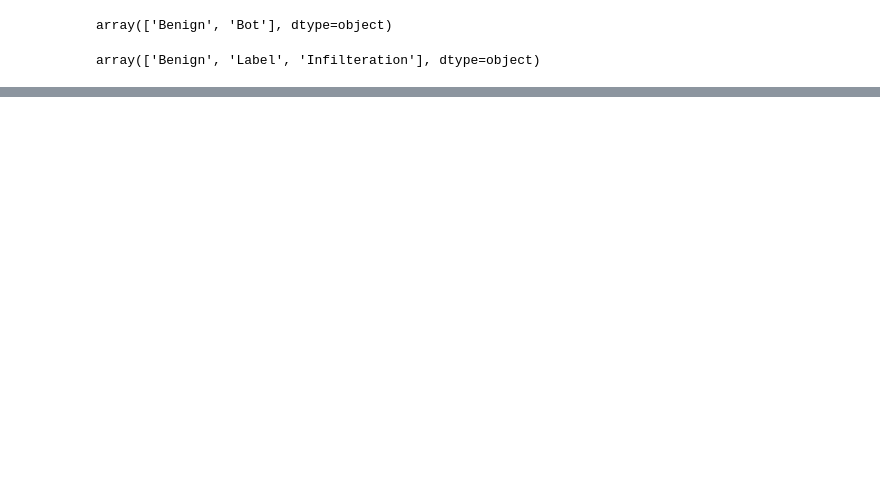
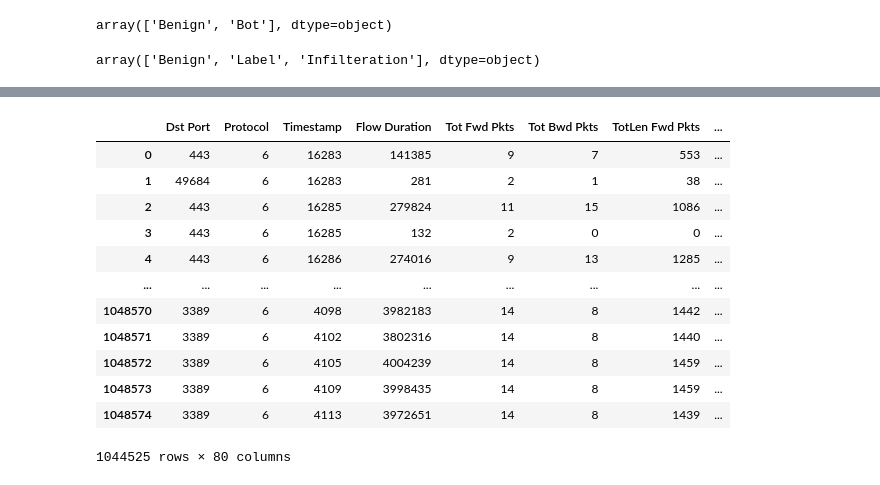
Before and after one commit to zatch2003bell/Intrusion_Detection_System, a Jupyter notebook: IDS.ipynb, the cells around one changed output, grey strips where cells are left out. Drawn from its saved outputs; the diff is of its cells as text; code cells hidden in the pictures; blank space fills up the shorter version.

```diff
--- a/IDS.ipynb
+++ b/IDS.ipynb
@@ -45,0 +142,18 @@ array(['Benign', 'FTP-BruteForce', 'SSH-Bruteforce'], dtype=object)
+# %%
+df=df[np.isfinite(df).all(1)]
+# %%
+df
+# %% [output]
+|  | Dst Port | Protocol | Timestamp | Flow Duration | Tot Fwd Pkts | Tot Bwd Pkts | TotLen Fwd Pkts | ... |
+| 0 | 443 | 6 | 16283 | 141385 | 9 | 7 | 553 | ... |
+| 1 | 49684 | 6 | 16283 | 281 | 2 | 1 | 38 | ... |
+| 2 | 443 | 6 | 16285 | 279824 | 11 | 15 | 1086 | ... |
+| 3 | 443 | 6 | 16285 | 132 | 2 | 0 | 0 | ... |
+| 4 | 443 | 6 | 16286 | 274016 | 9 | 13 | 1285 | ... |
+| ... | ... | ... | ... | ... | ... | ... | ... | ... |
+| 1048570 | 3389 | 6 | 4098 | 3982183 | 14 | 8 | 1442 | ... |
+| 1048571 | 3389 | 6 | 4102 | 3802316 | 14 | 8 | 1440 | ... |
+| 1048572 | 3389 | 6 | 4105 | 4004239 | 14 | 8 | 1459 | ... |
+| 1048573 | 3389 | 6 | 4109 | 3998435 | 14 | 8 | 1459 | ... |
+| 1048574 | 3389 | 6 | 4113 | 3972651 | 14 | 8 | 1439 | ... |
+1044525 rows × 80 columns
```
Also changed, not shown: parts of 34 cells of this notebook.
